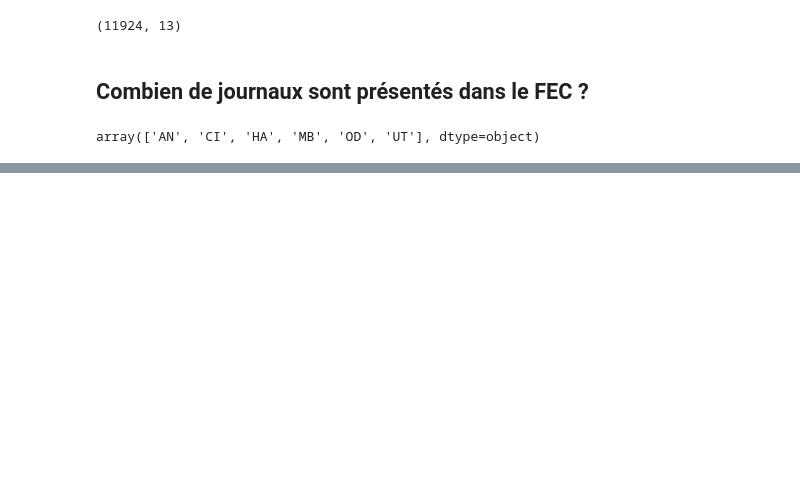
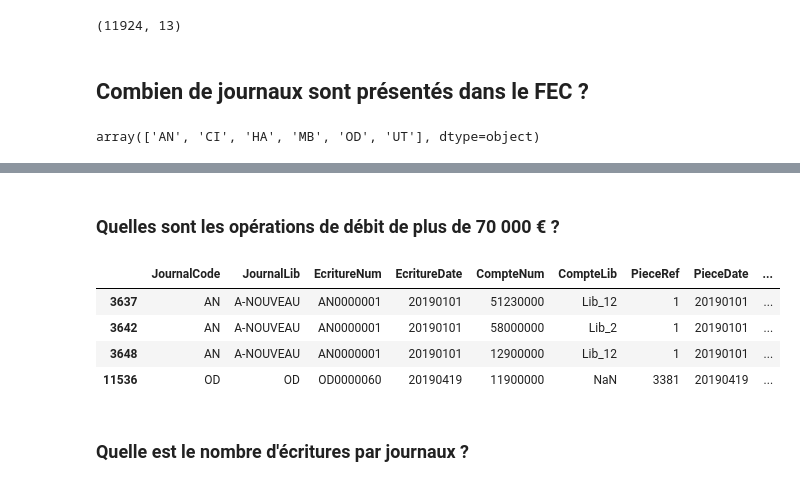
Before and after one commit to agence-fast/formation_croec_projects, a Jupyter notebook: analyse_fec/analyse_fec.ipynb, the cells around one changed output, grey strips where cells are left out. Saved outputs shown, nothing was run; the diff lists cells and outputs as text; code cells hidden in the pictures; blank space fills up the shorter version.

```diff
--- a/analyse_fec/analyse_fec.ipynb
+++ b/analyse_fec/analyse_fec.ipynb
@@ -68,0 +133,13 @@ array(['AN', 'CI', 'HA', 'MB', 'OD', 'UT'], dtype=object)
+# %% [markdown]
+### Quelles sont les opérations de débit de plus de 70 000 € ?
+# %%
+gros_debit = fec_df["Debit"] > 70000
+fec_df[gros_debit]
+# %% [output]
+|  | JournalCode | JournalLib | EcritureNum | EcritureDate | CompteNum | CompteLib | PieceRef | PieceDate | ... |
+| 3637 | AN | A-NOUVEAU | AN0000001 | 20190101 | 51230000 | Lib_12 | 1 | 20190101 | ... |
+| 3642 | AN | A-NOUVEAU | AN0000001 | 20190101 | 58000000 | Lib_2 | 1 | 20190101 | ... |
+| 3648 | AN | A-NOUVEAU | AN0000001 | 20190101 | 12900000 | Lib_12 | 1 | 20190101 | ... |
+| 11536 | OD | OD | OD0000060 | 20190419 | 11900000 | NaN | 3381 | 20190419 | ... |
+# %% [markdown]
+### Quelle est le nombre d'écritures par journaux ?
```
Also changed, not shown: parts of 15 cells of this notebook, 1 other file.
